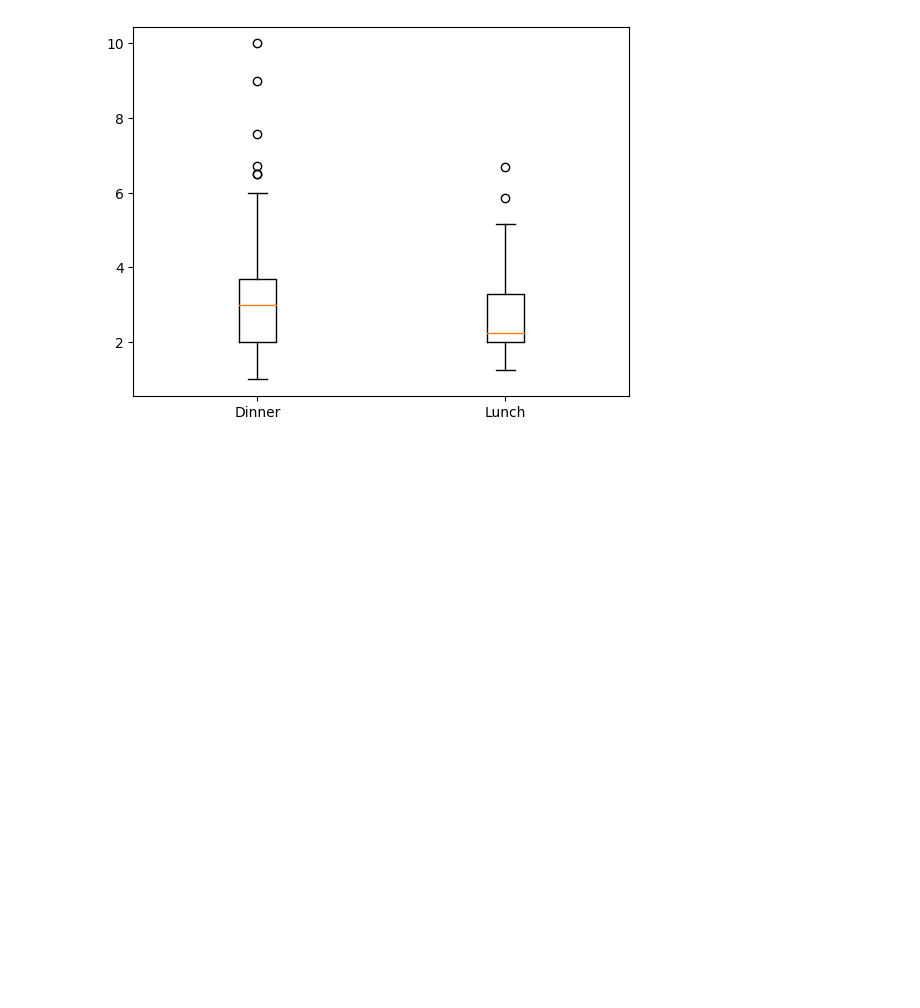
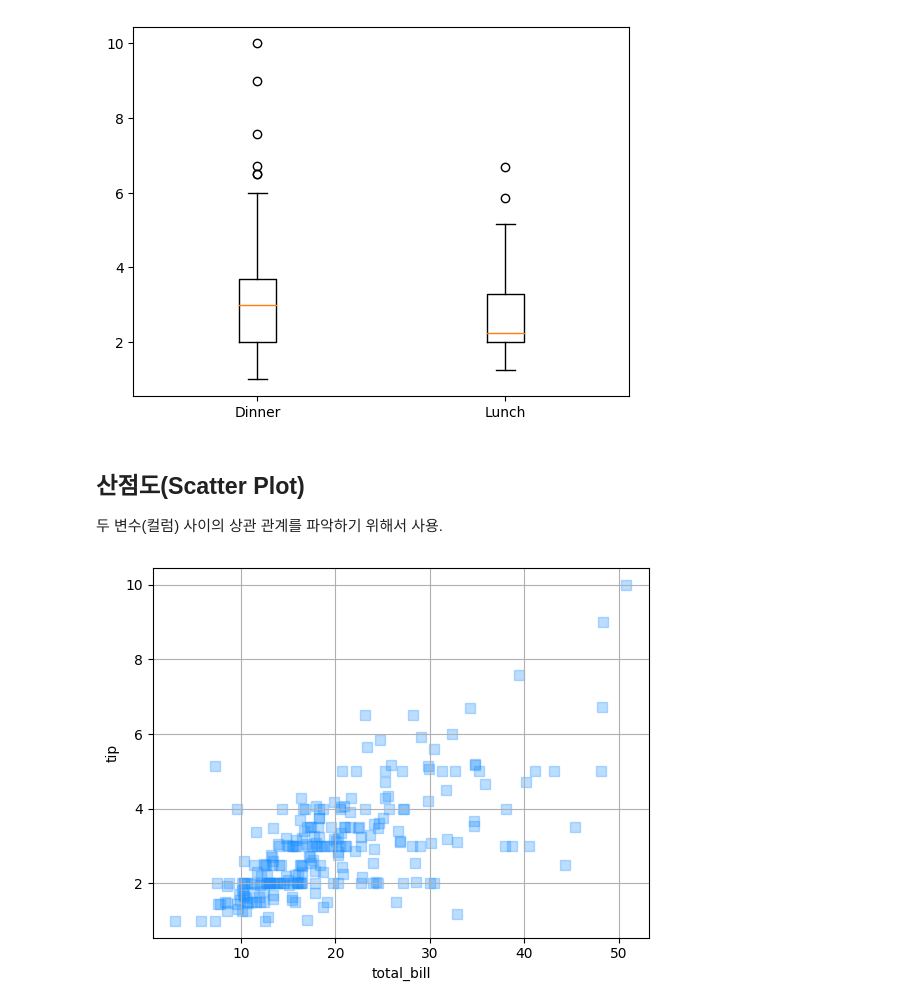
Before and after one commit to kim-dahun/python-study, a Jupyter notebook: py16_matplotlib.ipynb, the cells around one changed output. Drawn from its saved outputs; the diff is of its cells as text; code cells hidden in the pictures; blank space fills up the shorter version.

```diff
--- a/py16_matplotlib.ipynb
+++ b/py16_matplotlib.ipynb
@@ -360,3 +360,16 @@ plt.xticks(plotcount,[x for x in tips.time.unique()])
 plt.show()
 # %% [output]
 [figure]
+# %% [markdown]
+## 산점도(Scatter Plot)
+
+두 변수(컬럼) 사이의 상관 관계를 파악하기 위해서 사용.
+# %%
+plt.scatter(x=tips.total_bill, y=tips.tip, alpha=0.3, s=55, color='dodgerblue', marker='s') # alpha 는 투명도 (0-1), s = 점의 크기, c=marker의 색상, marker = 통계 데이터(마커)의 모양 default = 'o',
+
+plt.xlabel('total_bill')
+plt.grid()
+plt.ylabel('tip')
+plt.show()
+# %% [output]
+[figure, added]
```
Also changed, not shown: parts of 8 cells of this notebook.
